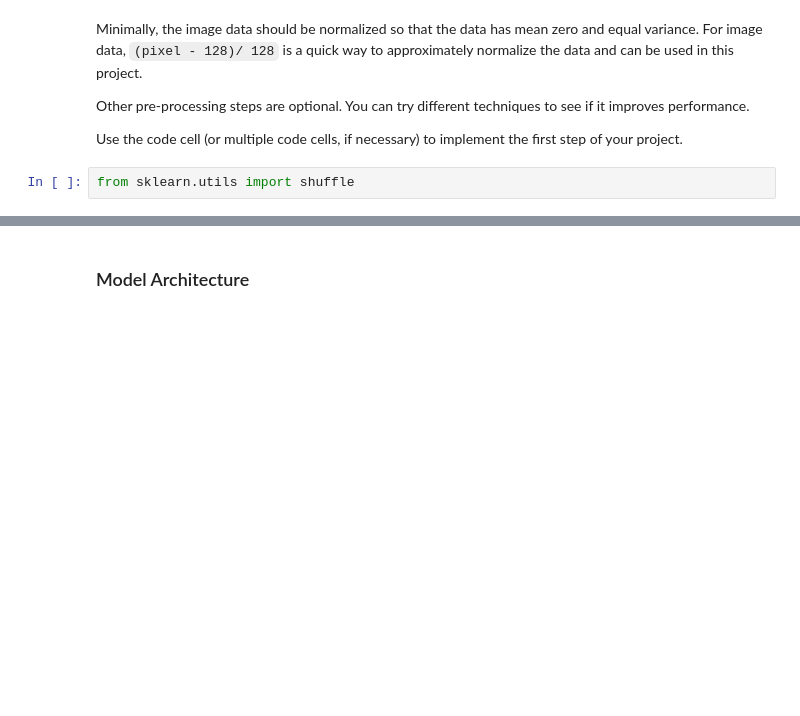
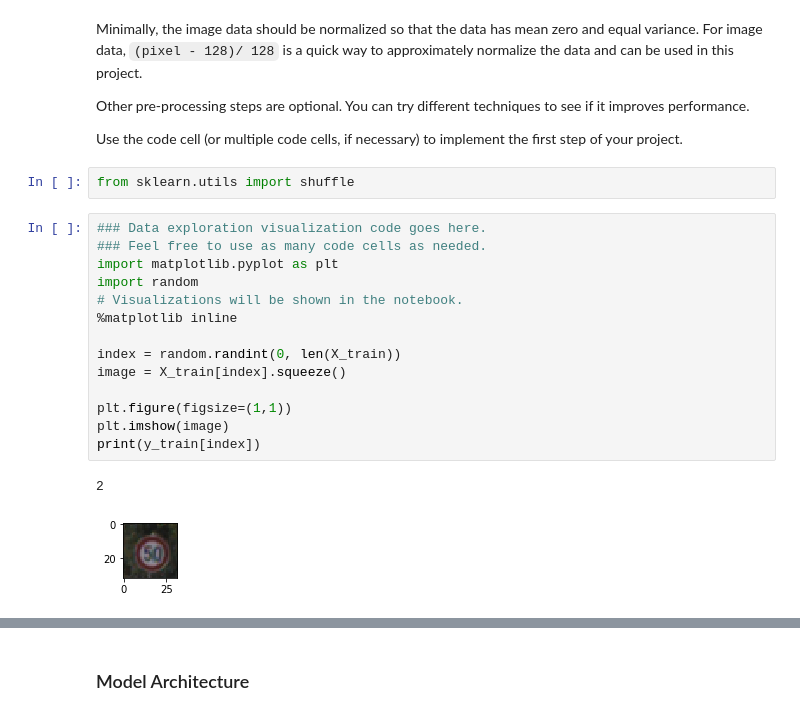
Before and after one commit to kyoungrok0517/CarND-Traffic-Sign-Classifier-Project, a Jupyter notebook: Traffic_Sign_Classifier.ipynb, the cells around one changed output, grey strips where cells are left out. Cells and saved outputs as stored; diff of their text form; blank space fills up the shorter version.

```diff
--- a/Traffic_Sign_Classifier.ipynb
+++ b/Traffic_Sign_Classifier.ipynb
@@ -144,6 +164,23 @@ Other pre-processing steps are optional. You can try different techniques to see
 Use the code cell (or multiple code cells, if necessary) to implement the first step of your project.
 # %%
 from sklearn.utils import shuffle
+# %%
+### Data exploration visualization code goes here.
+### Feel free to use as many code cells as needed.
+import matplotlib.pyplot as plt
+import random
+# Visualizations will be shown in the notebook.
+%matplotlib inline
+
+index = random.randint(0, len(X_train))
+image = X_train[index].squeeze()
+
+plt.figure(figsize=(1,1))
+plt.imshow(image)
+print(y_train[index])
+# %% [output]
+2
+[figure, added]
 # %%
 ### Preprocess the data here. It is required to normalize the data. Other preprocessing steps could include
 ### converting to grayscale, etc.
```
Also changed, not shown: parts of 17 cells of this notebook, 14 other files.
